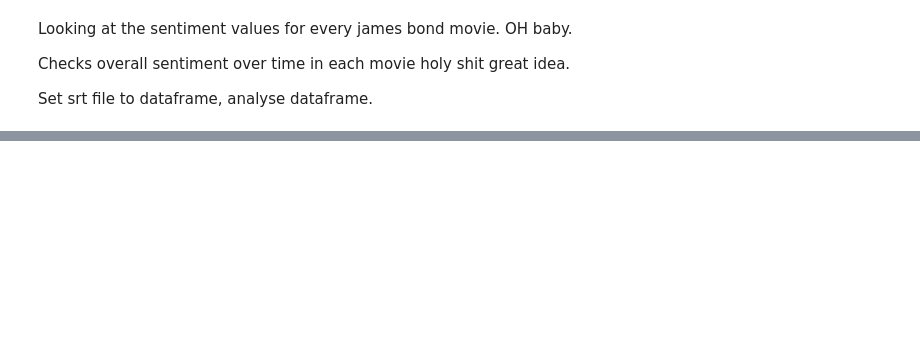
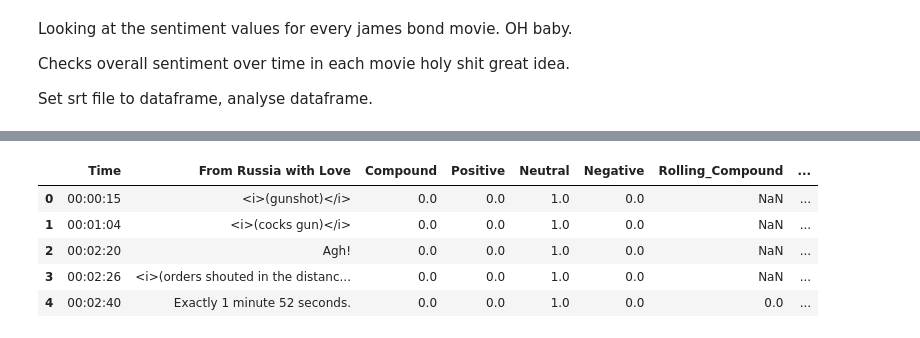
Before and after one commit to BrendanMoore42/JamesBondAnalysis, a Jupyter notebook: James_Bond_Analysis.ipynb, the cells around one changed output, grey strips where cells are left out. Saved outputs shown, nothing was run; the diff lists cells and outputs as text; code cells hidden in the pictures; blank space fills up the shorter version.

```diff
--- a/James_Bond_Analysis.ipynb
+++ b/James_Bond_Analysis.ipynb
@@ -170,7 +171,7 @@ def get_sentiment(tweet):
     """
     score = va.polarity_scores(tweet)
     temp_list = [score['compound'], score['pos'], score['neu'], score['neg']]
-    return temp_list[0]
+    return temp_list
 # %%
 srt_test = 'Subtitles/GoldenEye.en.srt'
 encoding = 'utf-8'
@@ -198,0 +191,21 @@ bond_srts[0] = 'Dr'
+# %%
+bond_srts = ['GoldenEye', 'Goldfinger']
+bond_srts = [i for i in df_main.Title]
+bond_srts[0] = 'Dr'
+bond_dict = dict()
+
+for srt in bond_srts:
+    srt_test = f'Subtitles/{srt}.en.srt'
+    encoding = 'utf-8'
+    temp = srt_to_txt(srt_test, encoding)[1:] #ignore first advertisement
+    bond_dict[srt] = temp
+print(bond_srts)
+
+bond_dict['Dr. No'] = bond_dict["Dr"]
+del bond_dict["Dr"]
+
+bond_dfs = []
+for film in bond_dict:
+    temp_df = pd.DataFrame(bond_dict[film], columns=['Time', film])
+    bond_dfs.append(temp_df)
+bond_dfs[0].head(5)
@@ -198,0 +220,20 @@ bond_srts[0] = 'Dr'
+# %%
+for pierce, brosnan in enumerate(bond_dfs):
+    brosnan["All_Sent"] = brosnan[brosnan.columns[1]].apply(lambda x: get_sentiment(x))
+    for bond, james in enumerate(["Compound", "Positive", "Neutral", "Negative"]):
+        brosnan[james] = brosnan["All_Sent"].apply(lambda x: x[bond])
+        brosnan[f"Rolling_{james}"] = brosnan[james].rolling(5,5).mean()
+        brosnan[f"Expanding_{james}"] = brosnan[james].expanding(20).mean()
+    del brosnan["All_Sent"]
+    brosnan['Time'] = pd.to_datetime(brosnan['Time'], format= '%H:%M:%S' ).dt.time
+
+
+    """Don't remove the italics because some dialogue is randomly surounded by symbols with no regard"""
+bond_dfs[0].head(5)
+# %% [output]
+|  | Time | From Russia with Love | Compound | Positive | Neutral | Negative | Rolling_Compound | ... |
+| 0 | 00:00:15 | <i>(gunshot)</i> | 0.0 | 0.0 | 1.0 | 0.0 | NaN | ... |
+| 1 | 00:01:04 | <i>(cocks gun)</i> | 0.0 | 0.0 | 1.0 | 0.0 | NaN | ... |
+| 2 | 00:02:20 | Agh! | 0.0 | 0.0 | 1.0 | 0.0 | NaN | ... |
+| 3 | 00:02:26 | <i>(orders shouted in the distanc... | 0.0 | 0.0 | 1.0 | 0.0 | NaN | ... |
+| 4 | 00:02:40 | Exactly 1 minute 52 seconds. | 0.0 | 0.0 | 1.0 | 0.0 | 0.0 | ... |
```
Also changed, not shown: parts of 7 cells of this notebook, 1 other file.
